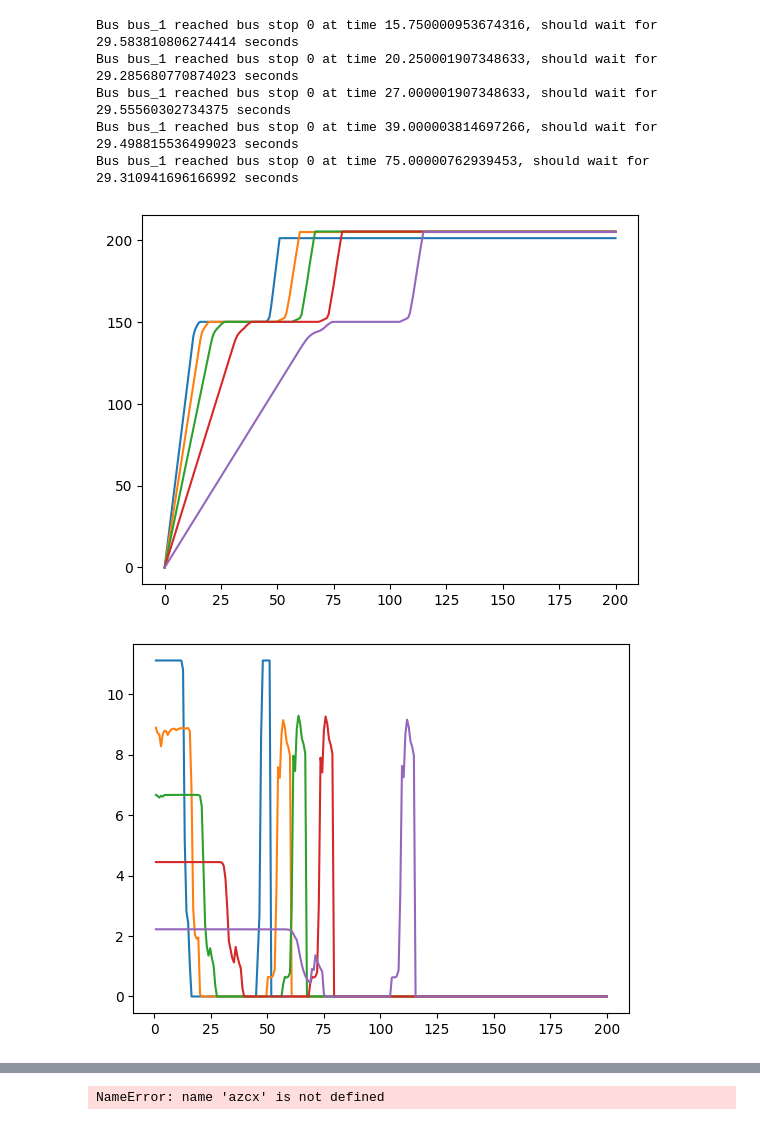
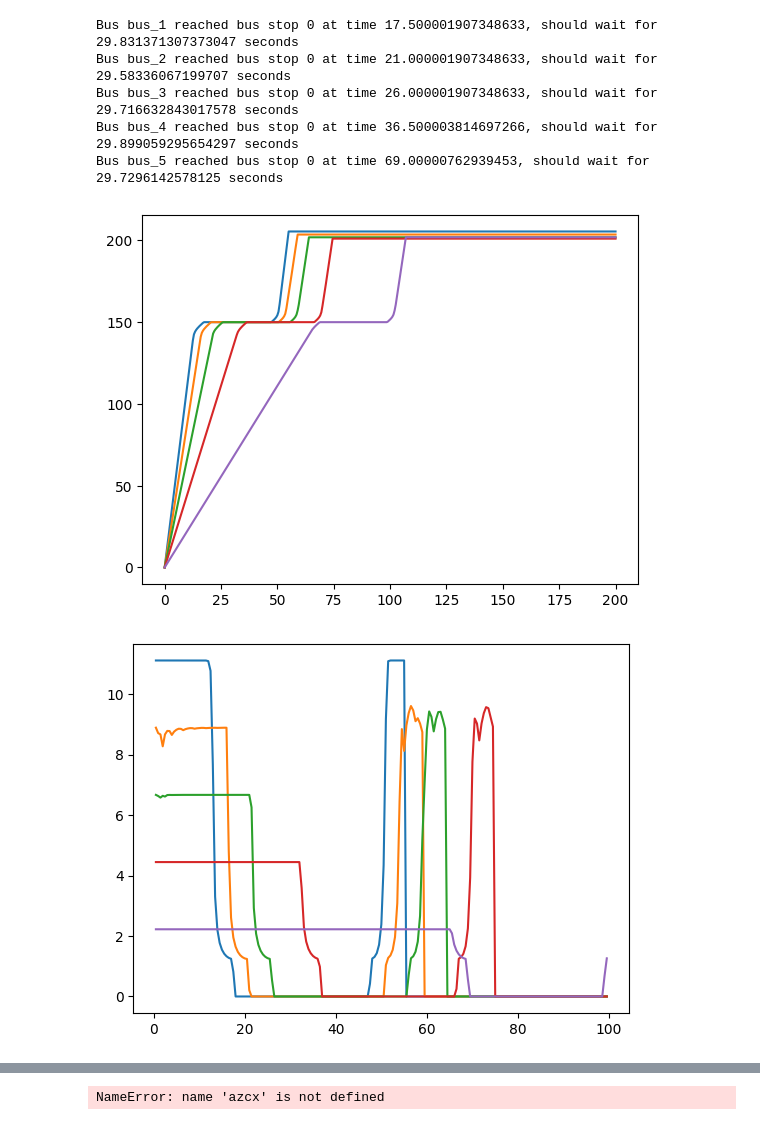
Before and after one commit to TorjeiHelset/master_project, a Jupyter notebook: notebooks/test_full_bus_ad.ipynb, the cells around one changed output, grey strips where cells are left out. Cells and saved outputs as stored; diff of their text form; code cells hidden in the pictures.

Commit message:
Updated the way the bus slows down when reaching a bus stop

```diff
--- a/notebooks/test_full_bus_ad.ipynb
+++ b/notebooks/test_full_bus_ad.ipynb
@@ -21,12 +21,12 @@ import matplotlib.pyplot as plt
 import numpy as np
 # %%
 L = 50
-N = 2
+N = 5
 b = 4
 T = 200
 max_dens = [0.0, 0.2, 0.4, 0.6, 0.8]
 networks = []
-for max_rho in max_dens:
+for i, max_rho in enumerate(max_dens):
     track_grad = False
     speed_limit = [40.0]
     control_points = []
@@ -53,7 +53,7 @@ for max_rho in max_dens:
     ids = ["road_1"]
     stops = [("road_1", 150)]
     times = [0]
-    bus_1 = bus.Bus(ids, stops, times, temp_network, id="bus_1")
+    bus_1 = bus.Bus(ids, stops, times, temp_network, id="bus_"+str(i+1))
 
     # Creating the network:
     network = nw.RoadNetwork([road], [], T, [], [bus_1])
@@ -61,15 +61,15 @@ for max_rho in max_dens:
 # %%
 bus_lengths = []
 for network in networks:
-    densities, _, bus_lengths_, _, _ = network.solve_cons_law_counting()
+    densities, _, bus_lengths_, _ = network.solve_cons_law()
     bus_lengths.append(bus_lengths_)
 # densities, _, bus_lengths, _ = network.solve_cons_law()
 # %% [output]
-Bus bus_1 reached bus stop 0 at time 15.750000953674316, should wait for 29.583810806274414 seconds
-Bus bus_1 reached bus stop 0 at time 20.250001907348633, should wait for 29.285680770874023 seconds
-Bus bus_1 reached bus stop 0 at time 27.000001907348633, should wait for 29.55560302734375 seconds
-Bus bus_1 reached bus stop 0 at time 39.000003814697266, should wait for 29.498815536499023 seconds
-Bus bus_1 reached bus stop 0 at time 75.00000762939453, should wait for 29.310941696166992 seconds
+Bus bus_1 reached bus stop 0 at time 17.500001907348633, should wait for 29.831371307373047 seconds
+Bus bus_2 reached bus stop 0 at time 21.000001907348633, should wait for 29.58336067199707 seconds
+Bus bus_3 reached bus stop 0 at time 26.000001907348633, should wait for 29.716632843017578 seconds
+Bus bus_4 reached bus stop 0 at time 36.500003814697266, should wait for 29.899059295654297 seconds
+Bus bus_5 reached bus stop 0 at time 69.00000762939453, should wait for 29.7296142578125 seconds
 # %%
 times_container = []
 lengths_container = []
@@ -92,17 +92,17 @@ for times, lengths in zip(times_container, lengths_container):
 # plt.plot([12.75, 12.75], [0, 200])
 # plt.plot([24, 24], [0, 200])
 # %% [output]
-[figure, old version]
+[figure, new version]
 # %%
 length_diffs_container = []
 for times, lengths in zip(times_container, lengths_container):
     lengths = np.array(lengths)
     times = np.array(times)
     length_diffs = (lengths[1:] - lengths[:-1]) / (times[1:]-times[:-1])
     length_diffs_container.append(length_diffs)
-    plt.plot(times[1:], length_diffs)
+    plt.plot(times[1:200], length_diffs[:199])
 # %% [output]
-[figure, old version]
+[figure, new version]
 # %%
 for diffs, times in zip(length_diffs_container, times_container):
     diff = diffs[1] - diffs[0]
```
Also changed, not shown: parts of 1 cell of this notebook, 3 other files.
